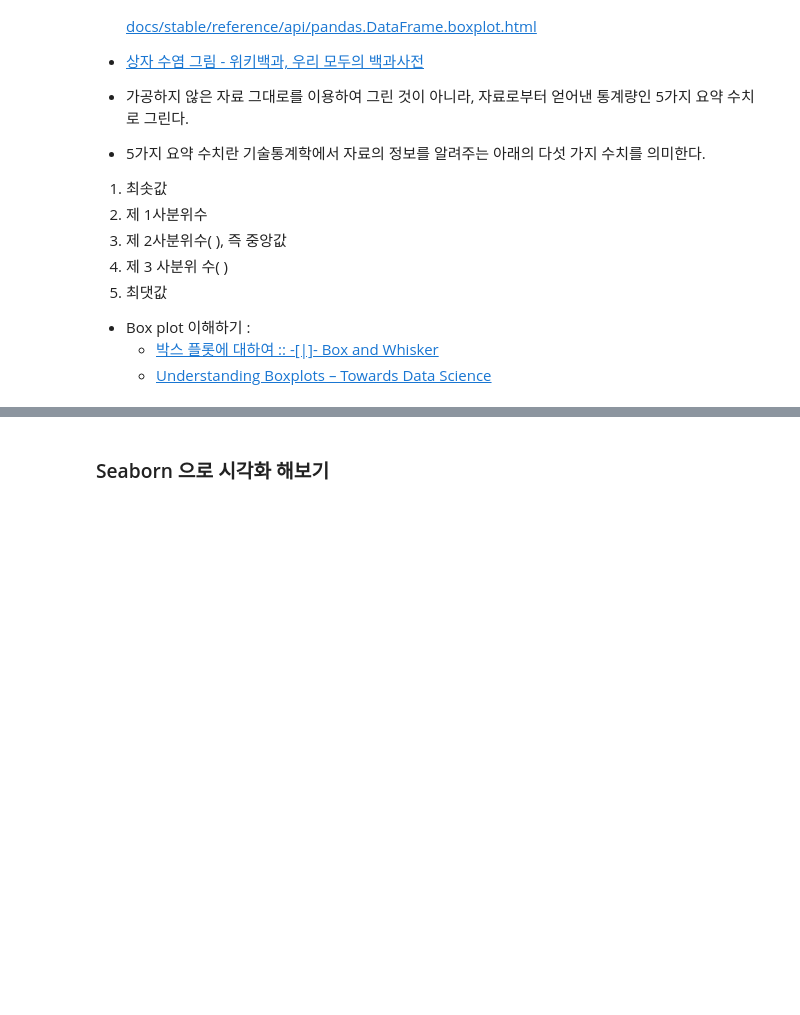
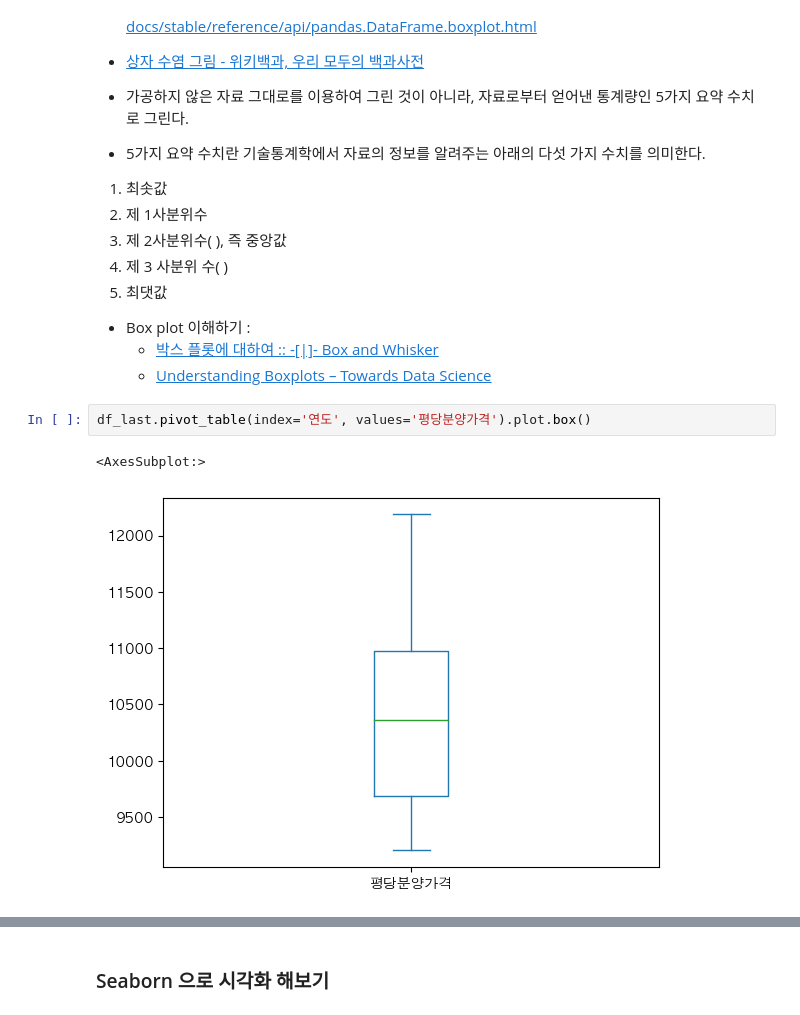
Before and after one commit to kngsujng/Data-Analysis_Study, a Jupyter notebook: open-data-analysis-basic-master/01-apt-price-input.ipynb, the cells around one changed output, grey strips where cells are left out. Cells and saved outputs as stored; diff of their text form; blank space fills up the shorter version.

Commit message:
Series, DataFrame, Index, 파일저장 및 열기, 데이터 확인, 데이터 선택(기본)

```diff
--- a/open-data-analysis-basic-master/01-apt-price-input.ipynb
+++ b/open-data-analysis-basic-master/01-apt-price-input.ipynb
@@ -656,5 +656,10 @@ df_last.groupby(['연도'])['평당분양가격'].mean().plot.bar(rot=0)
 * Box plot 이해하기 :
     * [박스 플롯에 대하여 :: -[|]- Box and Whisker](https://boxnwhis.kr/2019/02/19/boxplot.html)
     * [Understanding Boxplots – Towards Data Science](https://towardsdatascience.com/understanding-boxplots-5e2df7bcbd51)
+# %%
+df_last.pivot_table(index='연도', values='평당분양가격').plot.box()
+# %% [output]
+<AxesSubplot:>
+[figure, added]
 # %%
 # index를 월, columns 를 연도로 구하고 평당분양가격 으로 pivot_table 을 구하고 상자수염그림을 그립니다.
```
Also changed, not shown: parts of 20 cells of this notebook, 9 other files.
